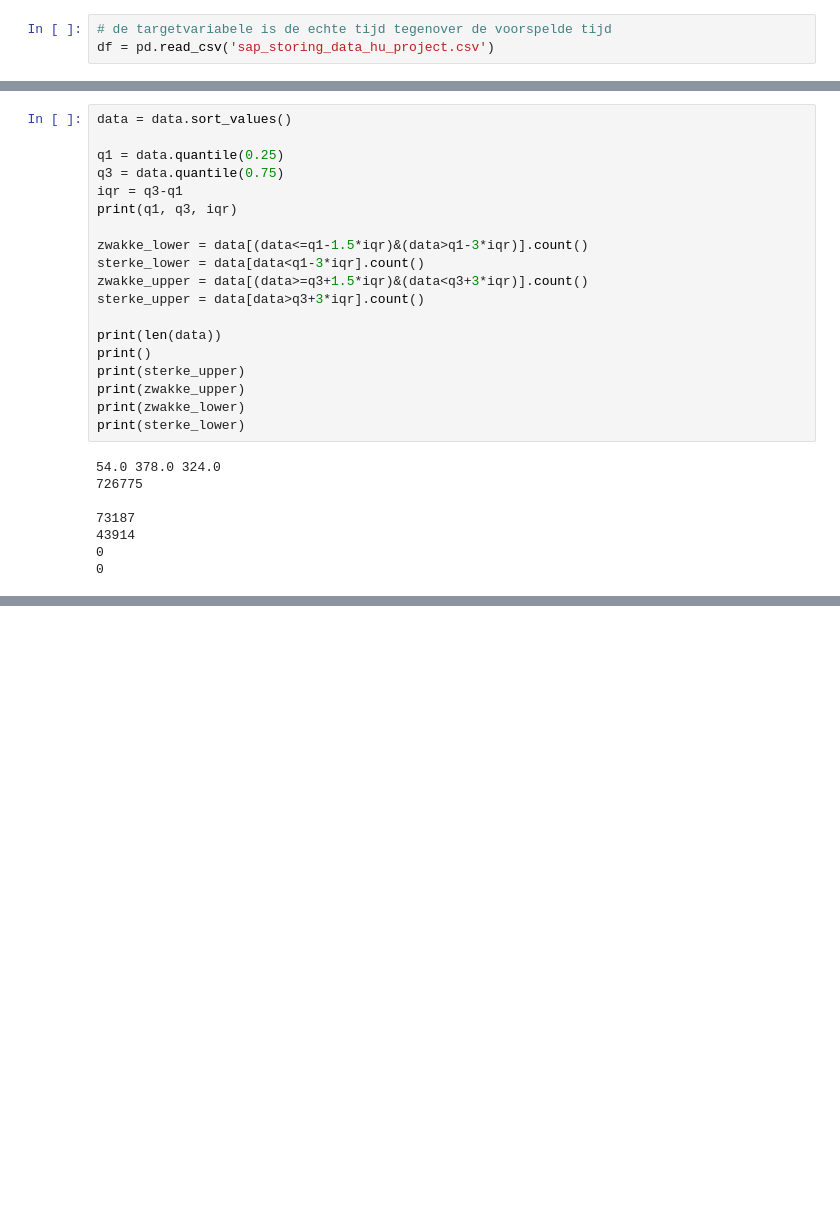
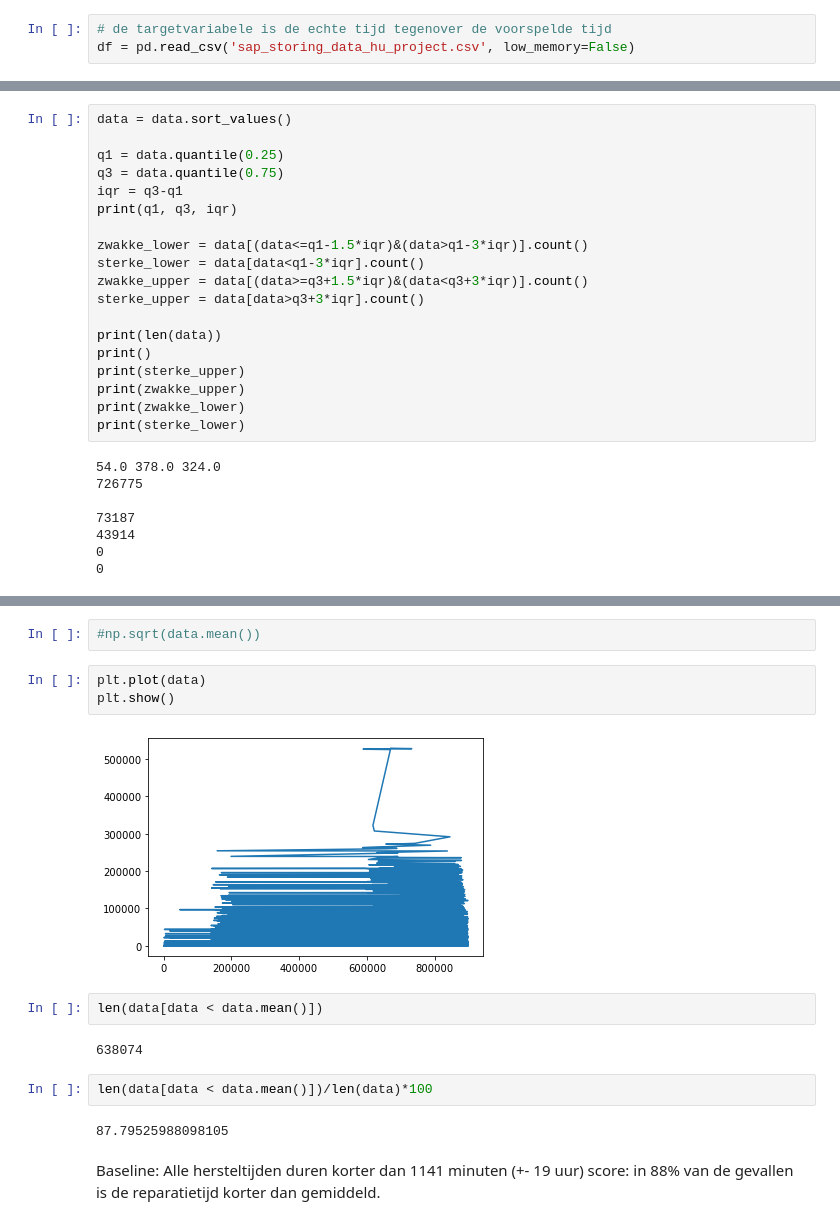
Before and after one commit to AmaryllisLee/DDB_Prorail, a Jupyter notebook: BaselineModel.ipynb, the cells around one changed output, grey strips where cells are left out. Drawn from its saved outputs; the diff is of its cells as text; blank space fills up the shorter version.

Commit message:
Add files via upload
Baseline model toegevoegd

```diff
--- a/BaselineModel.ipynb
+++ b/BaselineModel.ipynb
@@ -3,6 +7,6 @@ import pandas as pd
 # %%
 # de targetvariabele is de echte tijd tegenover de voorspelde tijd
-df = pd.read_csv('sap_storing_data_hu_project.csv')
+df = pd.read_csv('sap_storing_data_hu_project.csv', low_memory=False)
 # %%
 df = df.drop(['stm_sap_mon_meld_ddt', 'stm_mon_begin_ddt', 'stm_mon_toelichting_trdl', 'stm_oh_pg_mld',
          'stm_scenario_mon', 'stm_mon_nr_status_omschr', 'stm_mon_nr__statuscode', 'stm_mon_nr_status_wijzdd',
@@ -115,0 +141,18 @@ print(sterke_lower)
+# %%
+#np.sqrt(data.mean())
+# %%
+plt.plot(data)
+plt.show()
+# %% [output]
+[figure, added]
+# %%
+len(data[data < data.mean()])
+# %% [output]
+638074
+# %%
+len(data[data < data.mean()])/len(data)*100
+# %% [output]
+87.79525988098105
+# %% [markdown]
+Baseline: Alle hersteltijden duren korter dan 1141 minuten (+- 19 uur)
+score: in 88% van de gevallen is de reparatietijd korter dan gemiddeld.
```
Also changed, not shown: parts of 5 cells of this notebook.
